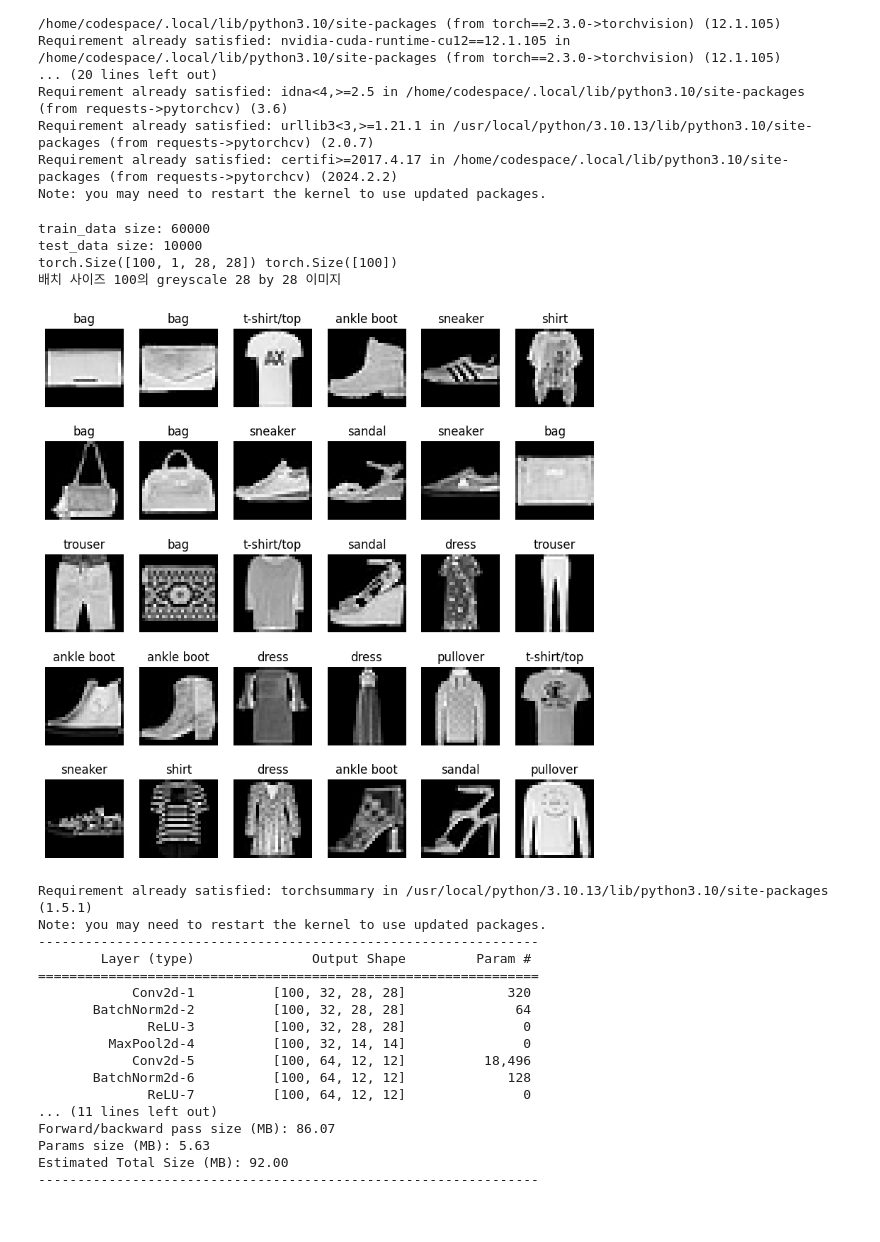
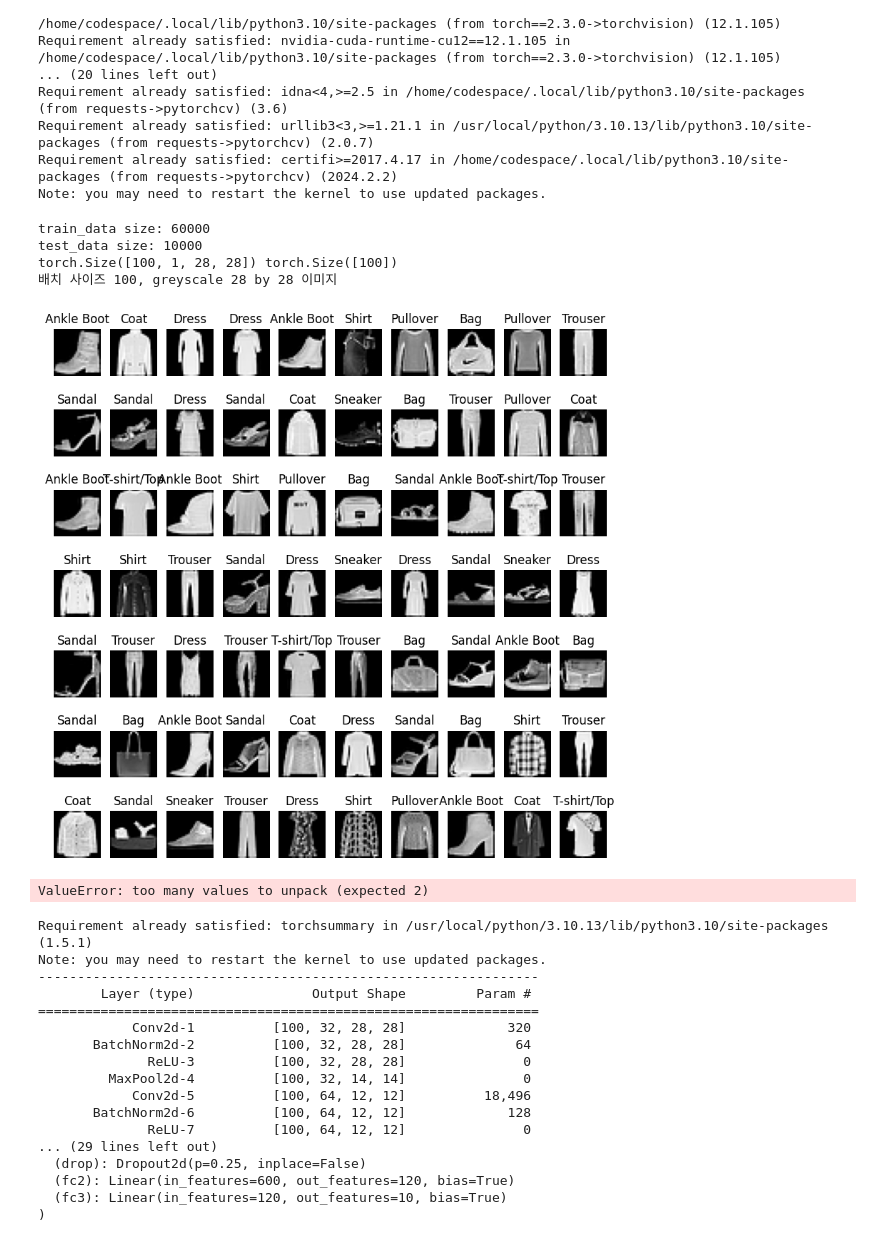
Before and after one commit to Konkuk-Univ-Glocal-Campus/introai202401-midterm-Yeongbin99, a Jupyter notebook: midterm.ipynb, the cells around one changed output. Drawn from its saved outputs; the diff is of its cells as text; code cells hidden in the pictures.

```diff
--- a/midterm.ipynb
+++ b/midterm.ipynb
@@ -32,51 +38,67 @@ Requirement already satisfied: urllib3<3,>=1.21.1 in /usr/local/python/3.10.13/l
 Requirement already satisfied: certifi>=2017.4.17 in /home/codespace/.local/lib/python3.10/site-packages (from requests->pytorchcv) (2024.2.2)
 Note: you may need to restart the kernel to use updated packages.
 # %%
-#load_fashion_mnist() 실행 결과 데이터 확인
+#load_mnist() 실행 결과 확인
 
 #데이터 사이즈 확인
 print("train_data size:", len(train_data))
 print("test_data size:", len(test_data))
 
-#배치 크기 128, 1개의 채널(greyscale), 세로 28, 가로 28
+#배치 크기 100, 1개의 채널(greyscale), 세로 28, 가로 28
 img, lbl = next(iter(train_loader))
 print(img.shape, lbl.shape)
-print("배치 사이즈 100의 greyscale 28 by 28 이미지")
+print("배치 사이즈 100, greyscale 28 by 28 이미지")
 # %% [output]
 train_data size: 60000
 test_data size: 10000
 torch.Size([100, 1, 28, 28]) torch.Size([100])
-배치 사이즈 100의 greyscale 28 by 28 이미지
+배치 사이즈 100, greyscale 28 by 28 이미지
 # %%
 # Fashion MNIST 데이터 랜덤으로 일부 확인
 
-# 숫자인 라벨을 보기쉽게 매칭
-labels_map = {
-    0: "t-shirt/top",
-    1: "trouser",
-    2: "pullover",
-    3: "dress",
-    4: "coat",
-    5: "sandal",
-    6: "shirt",
-    7: "sneaker",
-    8: "bag",
-    9: "ankle boot",
-}
+# 숫자인 라벨을 보기쉽게 매칭하기 위해
+def output_label(label):
+    output_mapping = {
+        0: "T-shirt/Top",
+        1: "Trouser",
+        2: "Pullover",
+        3: "Dress",
+        4: "Coat",
+        5: "Sandal",
+        6: "Shirt",
+        7: "Sneaker",
+        8: "Bag",
+        9: "Ankle Boot"
+    }
+    input = (label.item() if type(label) == torch.Tensor else label)
+    return output_mapping[input]
 
 figure = plt.figure(figsize=(10, 10))
-cols, rows = 6, 5
+cols, rows = 10, 7
 
+# 랜덤으로 이미지를 선택해서 출력 matplotlib 모듈을 통해 출력
 for i in range(1, cols * rows + 1):
     sample_idx = torch.randint(len(train_data), size=(1,)).item()
     img, label = train_data[sample_idx]
     figure.add_subplot(rows, cols, i)
-    plt.title(labels_map[label])
+    plt.title(output_label(label))
     plt.axis("off")
     plt.imshow(torch.permute(img, (1, 2, 0)), cmap='gray')
 plt.show()
 # %% [output]
-[figure, old version]
+[figure, new version]
+# %%
+x = [output_label(i) for i in range(10)]
+y = [0 for i in range(10)]
+
+images, labels = train_data
+for i in labels:
+    y[i] += 1
+
+plt.plot(x, y/1000)
+plt.show()
+# %% [output]
+ValueError: too many values to unpack (expected 2)
 # %%
 # 파이토치(PyTorch)를 사용하여 간단한 신경망 모델을 정의하고, 그 구조를 요약해서 출력하는 과정
 
@@ -90,7 +112,7 @@ class CNN(nn.Module): # nn.Module을 상속받는 CNN라는 새로운 클래스
 
         # 첫 번쨰 레이어
         # 컨볼루션: 인풋 채널은 1개, 아웃풋 채널은 32개, 커널사이즈는 3 by 3, 패딩 1. 필터수는 32개(1 -> 32 32배이므로) 32개의 필터가 각각 합성곱을 통해 특징을 추출해 피쳐맵 출력
-        # 배치 정규화와 Relu 활성화 함수를 거치고 가장 강한 특징만 남기고 다운 스케일을 해주기 위해 Max Pooling
+        # 배치 정규화와 Relu 활성화 함수 max(x, 0)를 거치고 가장 강한 특징만 남기고 다운 스케일을 해주기 위해 Max Pooling
         self.layer1 = nn.Sequential(
             nn.Conv2d(in_channels=1, out_channels=32, kernel_size=3, padding=1),
             nn.BatchNorm2d(32),
@@ -100,7 +122,7 @@ class CNN(nn.Module): # nn.Module을 상속받는 CNN라는 새로운 클래스
 
         # 두 번쨰 레이어
         # 컨볼루션: 인풋 채널은 32개, 아웃풋 채널은 64개, 커널사이즈는 3 by 3. 필터수는 2개(32 -> 64 두배이므로) 2개의 필터가 각각 합성곱을 통해 특징을 추출해 피쳐맵 출력
-        # 배치 정규화와 Relu 활성화 함수를 거치고 가장 강한 특징만 남기고 다운 스케일을 해주기 위해 Max Pooling
+        # 배치 정규화와 Relu 활성화 함수 max(x, 0)를 거치고 가장 강한 특징만 남기고 다운 스케일을 해주기 위해 Max Pooling
         self.layer2 = nn.Sequential(
             nn.Conv2d(in_channels=32, out_channels=64, kernel_size=3),
             nn.BatchNorm2d(64),
@@ -108,8 +130,7 @@ class CNN(nn.Module): # nn.Module을 상속받는 CNN라는 새로운 클래스
             nn.MaxPool2d(2)
         )
 
-        # fcn 레이어
-        # 피쳐맵을 한 줄의 백터로 각 피쳐맵의 독립성을 높이기 위하여 Dropout2d
+        # fcn 레이어 다차원의 피쳐맵을 한줄의 백터로 마지막에는 10개의 값 출력(10개의 클래스)
         self.fc1 = nn.Linear(in_features=64*6*6, out_features=600)
         self.drop = nn.Dropout2d(0.25)
         self.fc2 = nn.Linear(in_features=600, out_features=120)
@@ -129,8 +150,11 @@ class CNN(nn.Module): # nn.Module을 상속받는 CNN라는 새로운 클래스
 
 net = CNN() # CNN 클래스의 인스턴스를 생성
 
-# Print the summary of the model
-summary(net, input_size=(1, 28, 28), batch_size=100) # 생성된 모델 net의 요약 정보를 출력하는데 여기서 input_size는 모델이 기대하는 입력 데이터의 크기를 (채널 수, 높이, 너비) 형식으로 지정
+# 만든 모델의 요약 파라미터 개수랑 용량 확인
+summary(net, input_size=(1, 28, 28), batch_size=100) # 생성된 모델 net의 요약 정보를 출력하는데 여기서 input_size는 모델이 기대하는 입력 데이터의 크기를 (채널 수, 높이, 너비), 배치 사이즈는 100
+
+# 모델 확인
+print(net)
 # %% [output]
 Requirement already satisfied: torchsummary in /usr/local/python/3.10.13/lib/python3.10/site-packages (1.5.1)
 Note: you may need to restart the kernel to use updated packages.
@@ -144,11 +168,11 @@ Note: you may need to restart the kernel to use updated packages.
             Conv2d-5          [100, 64, 12, 12]          18,496
        BatchNorm2d-6          [100, 64, 12, 12]             128
               ReLU-7          [100, 64, 12, 12]               0
-... (11 lines left out)
-Forward/backward pass size (MB): 86.07
-Params size (MB): 5.63
-Estimated Total Size (MB): 92.00
-----------------------------------------------------------------
+... (29 lines left out)
+  (drop): Dropout2d(p=0.25, inplace=False)
+  (fc2): Linear(in_features=600, out_features=120, bias=True)
+  (fc3): Linear(in_features=120, out_features=10, bias=True)
+)
 # %%
 # PyTorch를 사용하여 신경망 모델을 학습하고 검증하는 과정을 구현
 
```
Also changed, not shown: parts of 7 cells of this notebook, 9 other files.
